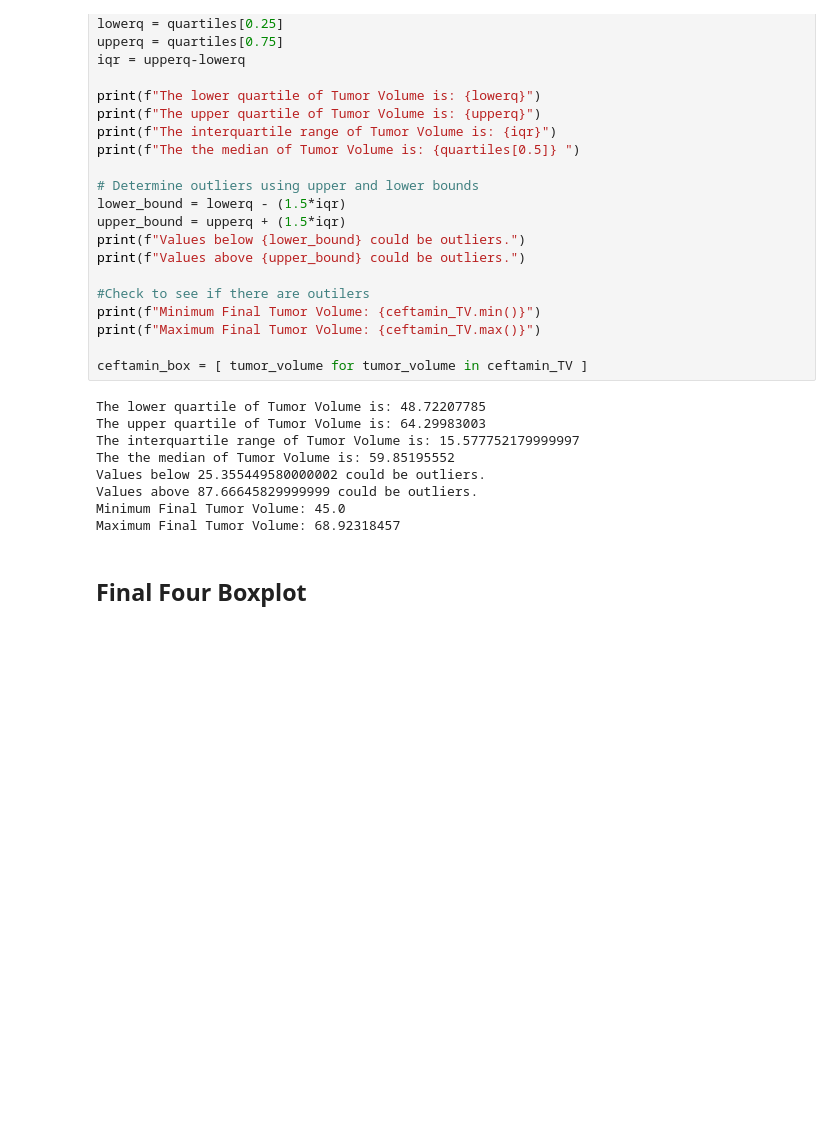
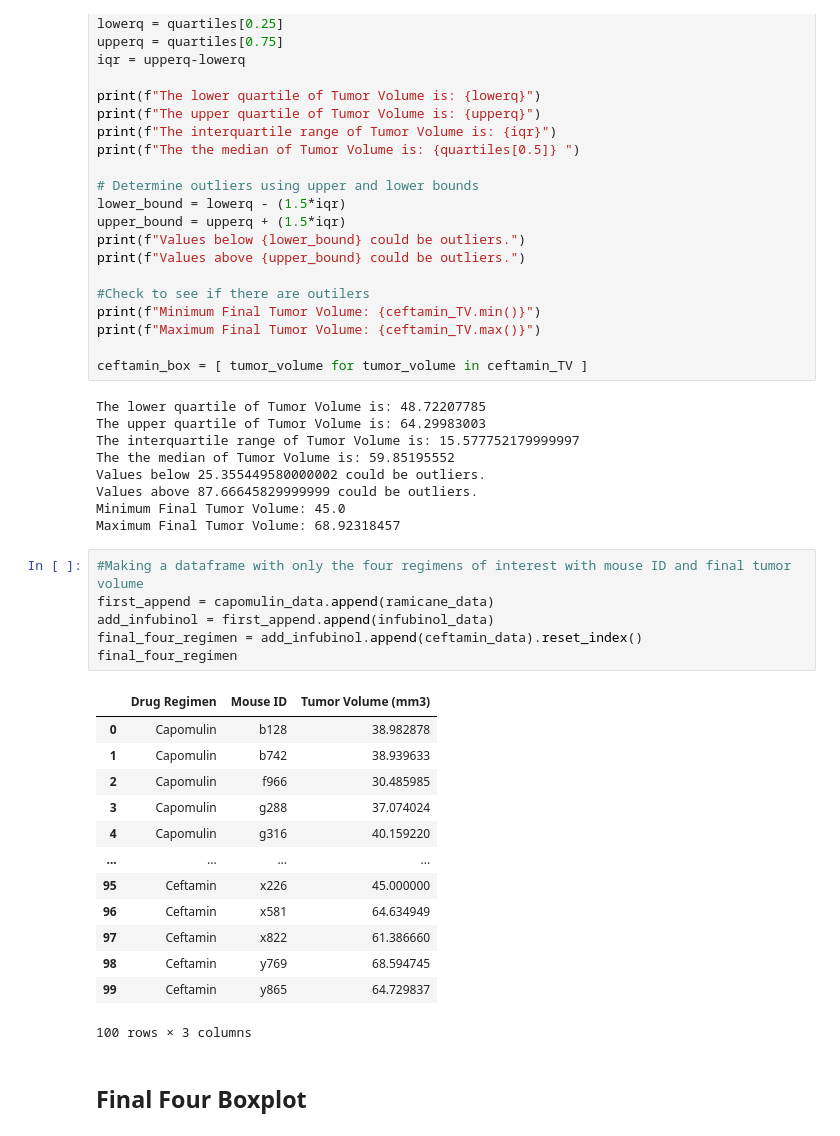
Before and after one commit to Michelin96/matplotlib-challenge, a Jupyter notebook: Pymaceuticals/pymaceuticals.ipynb, the cells around one changed output. Drawn from its saved outputs; the diff is of its cells as text; blank space fills up the shorter version.

```diff
--- a/Pymaceuticals/pymaceuticals.ipynb
+++ b/Pymaceuticals/pymaceuticals.ipynb
@@ -435,6 +438,26 @@ Values below 25.355449580000002 could be outliers.
 Values above 87.66645829999999 could be outliers.
 Minimum Final Tumor Volume: 45.0
 Maximum Final Tumor Volume: 68.92318457
+# %%
+#Making a dataframe with only the four regimens of interest with mouse ID and final tumor volume
+first_append = capomulin_data.append(ramicane_data)
+add_infubinol = first_append.append(infubinol_data)
+final_four_regimen = add_infubinol.append(ceftamin_data).reset_index()
+final_four_regimen
+# %% [output]
+|  | Drug Regimen | Mouse ID | Tumor Volume (mm3) |
+| 0 | Capomulin | b128 | 38.982878 |
+| 1 | Capomulin | b742 | 38.939633 |
+| 2 | Capomulin | f966 | 30.485985 |
+| 3 | Capomulin | g288 | 37.074024 |
+| 4 | Capomulin | g316 | 40.159220 |
+| ... | ... | ... | ... |
+| 95 | Ceftamin | x226 | 45.000000 |
+| 96 | Ceftamin | x581 | 64.634949 |
+| 97 | Ceftamin | x822 | 61.386660 |
+| 98 | Ceftamin | y769 | 68.594745 |
+| 99 | Ceftamin | y865 | 64.729837 |
+100 rows × 3 columns
 # %% [markdown]
 ## Final Four Boxplot
 # %%
```
Also changed, not shown: parts of 19 cells of this notebook, 1 other file.
